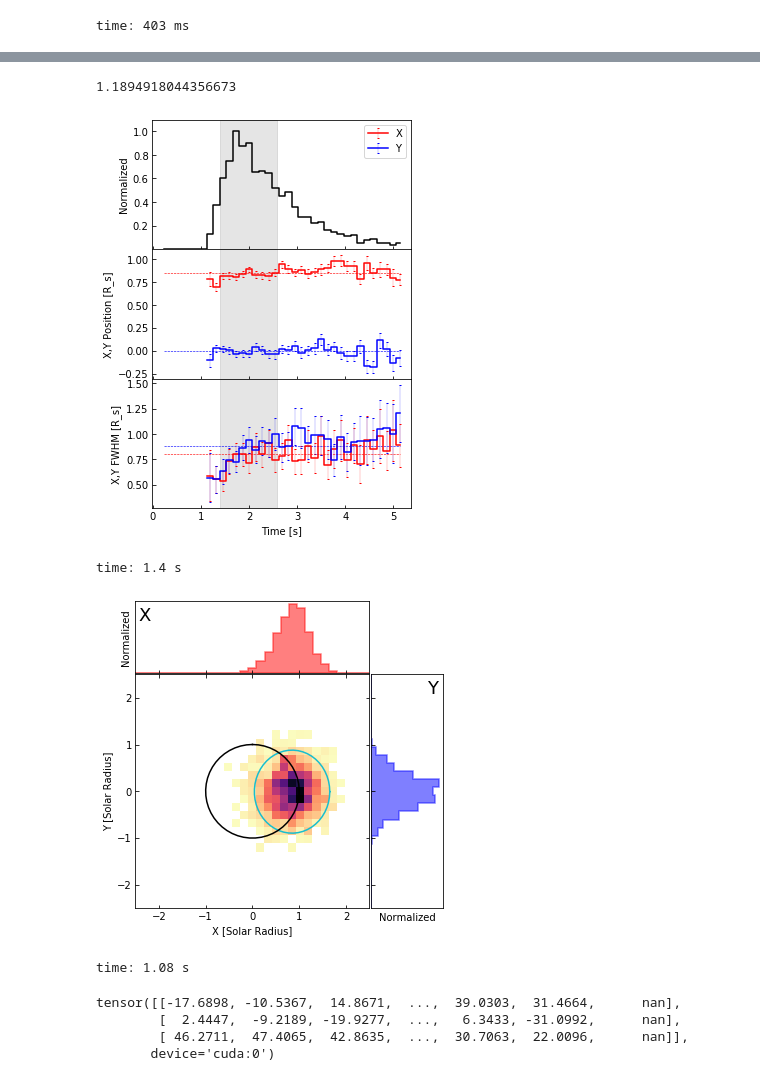
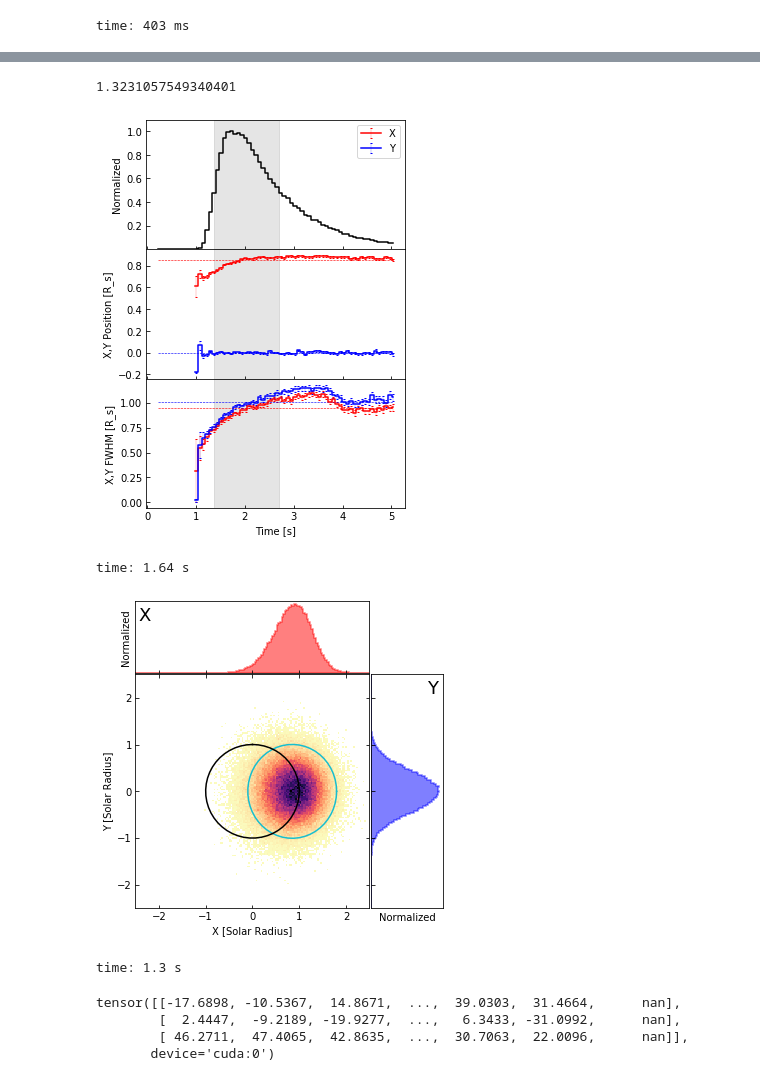
Before and after one commit to peijin94/SunRay, a Jupyter notebook: ray_scat_test.ipynb, the cells around one changed output, grey strips where cells are left out. Saved outputs shown, nothing was run; the diff lists cells and outputs as text; code cells hidden in the pictures.

```diff
--- a/ray_scat_test.ipynb
+++ b/ray_scat_test.ipynb
@@ -179,21 +183,21 @@ time: 664 ms
 # %%
 from sunRay.showPlot import XYVariationPlot
-XYVariationPlot(x_im_stat,y_im_stat,t_reach_stat,weights_stat,t_step = 0.13)
+XYVariationPlot(x_im_stat,y_im_stat,t_reach_stat,weights_stat,t_step = 0.07)
 # %% [output]
-1.1894918044356673
+1.3231057549340401
-[figure, old version]
+[figure, new version]
-time: 1.4 s
+time: 1.64 s
 # %%
 
 
 
 from sunRay.showPlot import XYDistributionImageHist
 
-XYDistributionImageHist(x_im_stat,y_im_stat,bins_data=np.linspace(-2.5,2.5,30)
+XYDistributionImageHist(x_im_stat,y_im_stat,bins_data=np.linspace(-2.5,2.5,150)
             ,weights_data=weights_stat)
 # %% [output]
-[figure, old version]
+[figure, new version]
-time: 1.08 s
+time: 1.3 s
 # %%
 r_vec
 # %% [output]
```
Also changed, not shown: parts of 6 cells of this notebook, 4 other files.
